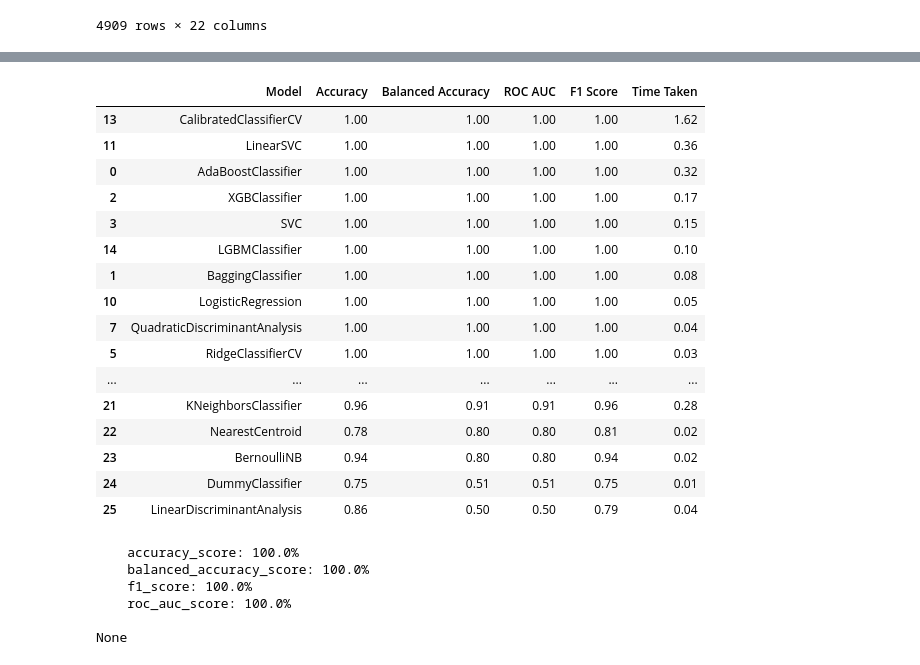
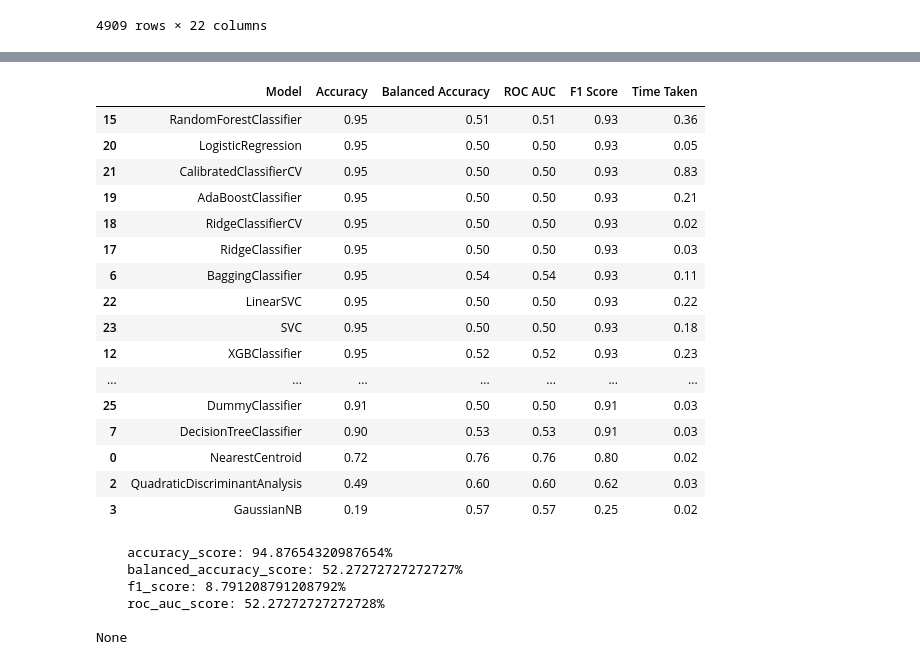
Before and after one commit to AymanSulaiman/stroke-prediction, a Jupyter notebook: notebooks/Machine Learning.ipynb, the cells around one changed output, grey strips where cells are left out. Saved outputs shown, nothing was run; the diff lists cells and outputs as text; code cells hidden in the pictures.

```diff
--- a/notebooks/Machine Learning.ipynb
+++ b/notebooks/Machine Learning.ipynb
@@ -45,8 +45,8 @@ df_dum
 4909 rows × 22 columns
 # %%
 from sklearn.model_selection import train_test_split
-X = df_dum.drop('smoking_status_smokes',axis=1)
-y = df_dum.smoking_status_smokes.values.reshape(-1,1)
+X = df_dum.drop('stroke',axis=1)
+y = df_dum.stroke.values.reshape(-1,1)
 X_train, X_test, y_train, y_test = train_test_split(X, y, test_size=0.33, random_state=42)
 y_train, y_test = y_train.ravel(), y_test.ravel()
 # %%
@@ -57,5 +57,7 @@ from lazypredict.Supervised import LazyClassifier
 clf = LazyClassifier(verbose=0,ignore_warnings=True, custom_metric=None)
 models,predictions = clf.fit(X_train, X_test, y_train, y_test)
 models = models.reset_index()
-models.sort_values(['Balanced Accuracy','Time Taken'], ascending=False)
+models = models.sort_values(['Accuracy'], ascending=False)
+models.to_csv(os.path.join('..','models','models.csv'), index=False)
+models
 # %% [output]
@@ -63,20 +65,20 @@ Wall time: 7.98 s
 |  | Model | Accuracy | Balanced Accuracy | ROC AUC | F1 Score | Time Taken |
-| 13 | CalibratedClassifierCV | 1.00 | 1.00 | 1.00 | 1.00 | 1.62 |
-| 11 | LinearSVC | 1.00 | 1.00 | 1.00 | 1.00 | 0.36 |
-| 0 | AdaBoostClassifier | 1.00 | 1.00 | 1.00 | 1.00 | 0.32 |
-| 2 | XGBClassifier | 1.00 | 1.00 | 1.00 | 1.00 | 0.17 |
-| 3 | SVC | 1.00 | 1.00 | 1.00 | 1.00 | 0.15 |
-| 14 | LGBMClassifier | 1.00 | 1.00 | 1.00 | 1.00 | 0.10 |
-| 1 | BaggingClassifier | 1.00 | 1.00 | 1.00 | 1.00 | 0.08 |
-| 10 | LogisticRegression | 1.00 | 1.00 | 1.00 | 1.00 | 0.05 |
-| 7 | QuadraticDiscriminantAnalysis | 1.00 | 1.00 | 1.00 | 1.00 | 0.04 |
-| 5 | RidgeClassifierCV | 1.00 | 1.00 | 1.00 | 1.00 | 0.03 |
+| 15 | RandomForestClassifier | 0.95 | 0.51 | 0.51 | 0.93 | 0.36 |
+| 20 | LogisticRegression | 0.95 | 0.50 | 0.50 | 0.93 | 0.05 |
+| 21 | CalibratedClassifierCV | 0.95 | 0.50 | 0.50 | 0.93 | 0.83 |
+| 19 | AdaBoostClassifier | 0.95 | 0.50 | 0.50 | 0.93 | 0.21 |
+| 18 | RidgeClassifierCV | 0.95 | 0.50 | 0.50 | 0.93 | 0.02 |
+| 17 | RidgeClassifier | 0.95 | 0.50 | 0.50 | 0.93 | 0.03 |
+| 6 | BaggingClassifier | 0.95 | 0.54 | 0.54 | 0.93 | 0.11 |
+| 22 | LinearSVC | 0.95 | 0.50 | 0.50 | 0.93 | 0.22 |
+| 23 | SVC | 0.95 | 0.50 | 0.50 | 0.93 | 0.18 |
+| 12 | XGBClassifier | 0.95 | 0.52 | 0.52 | 0.93 | 0.23 |
 | ... | ... | ... | ... | ... | ... | ... |
-| 21 | KNeighborsClassifier | 0.96 | 0.91 | 0.91 | 0.96 | 0.28 |
-| 22 | NearestCentroid | 0.78 | 0.80 | 0.80 | 0.81 | 0.02 |
-| 23 | BernoulliNB | 0.94 | 0.80 | 0.80 | 0.94 | 0.02 |
-| 24 | DummyClassifier | 0.75 | 0.51 | 0.51 | 0.75 | 0.01 |
-| 25 | LinearDiscriminantAnalysis | 0.86 | 0.50 | 0.50 | 0.79 | 0.04 |
+| 25 | DummyClassifier | 0.91 | 0.50 | 0.50 | 0.91 | 0.03 |
+| 7 | DecisionTreeClassifier | 0.90 | 0.53 | 0.53 | 0.91 | 0.03 |
+| 0 | NearestCentroid | 0.72 | 0.76 | 0.76 | 0.80 | 0.02 |
+| 2 | QuadraticDiscriminantAnalysis | 0.49 | 0.60 | 0.60 | 0.62 | 0.03 |
+| 3 | GaussianNB | 0.19 | 0.57 | 0.57 | 0.25 | 0.02 |
 # %%
 from sklearn.metrics import accuracy_score, balanced_accuracy_score, f1_score, roc_auc_score
 def get_metrics(y_test, preds):
@@ -102,12 +104,12 @@ xgb_clf = XGBClassifier()
 xgb_clf.fit(X_train, y_train)
 xgb_clf_preds = xgb_clf.predict(X_test)
 print(get_metrics(y_test, xgb_clf_preds))
-xgb_clf.save_model('xgboost_stroke_pred_model.json')
+xgb_clf.save_model(os.path.join('..','models','xgboost_stroke_pred_model.json'))
 # %% [output]
-    accuracy_score: 100.0%
-    balanced_accuracy_score: 100.0%
-    f1_score: 100.0%
-    roc_auc_score: 100.0%
+    accuracy_score: 94.87654320987654%
+    balanced_accuracy_score: 52.27272727272727%
+    f1_score: 8.791208791208792%
+    roc_auc_score: 52.27272727272728%
 
 None
 # %%
```
Also changed, not shown: parts of 6 cells of this notebook, 2 other files.
